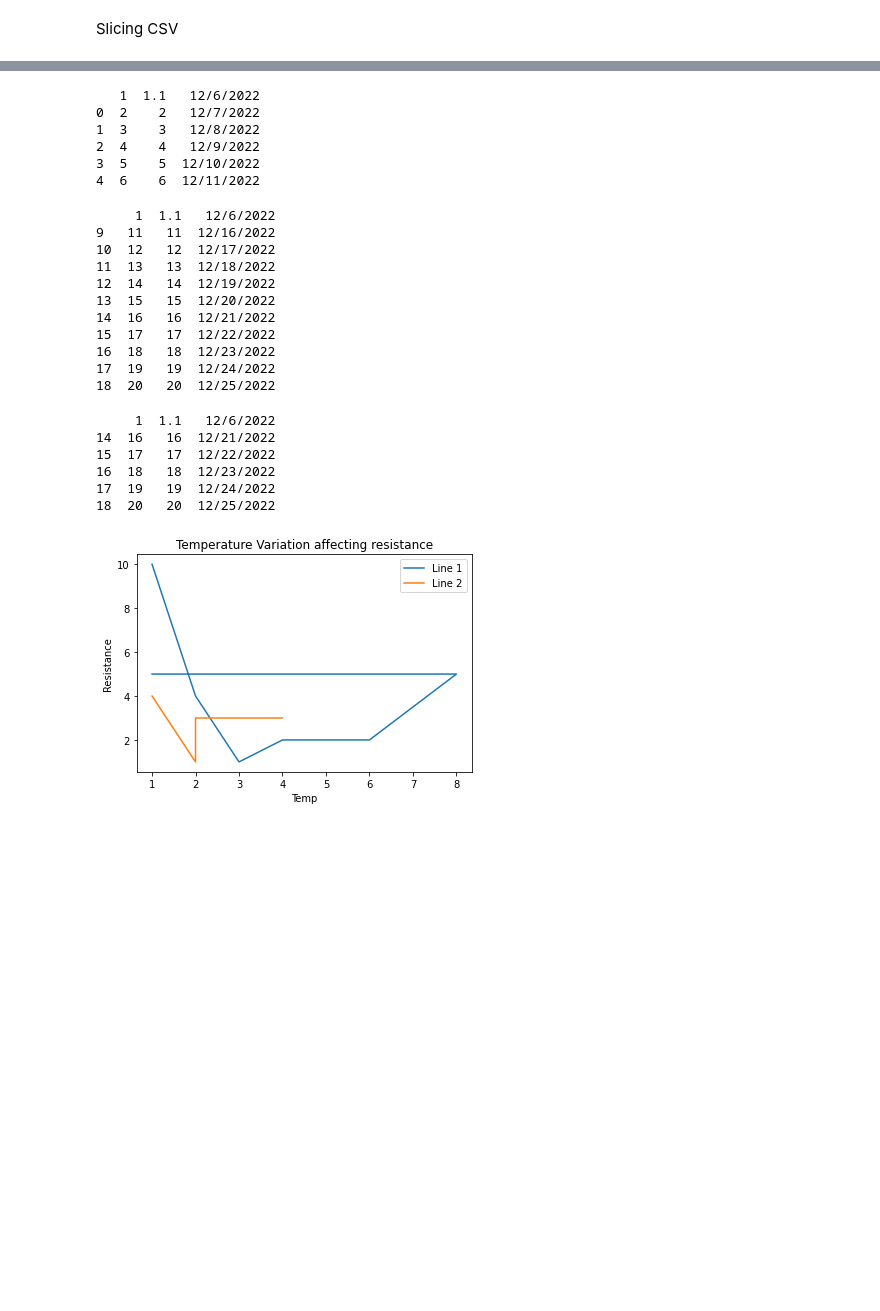
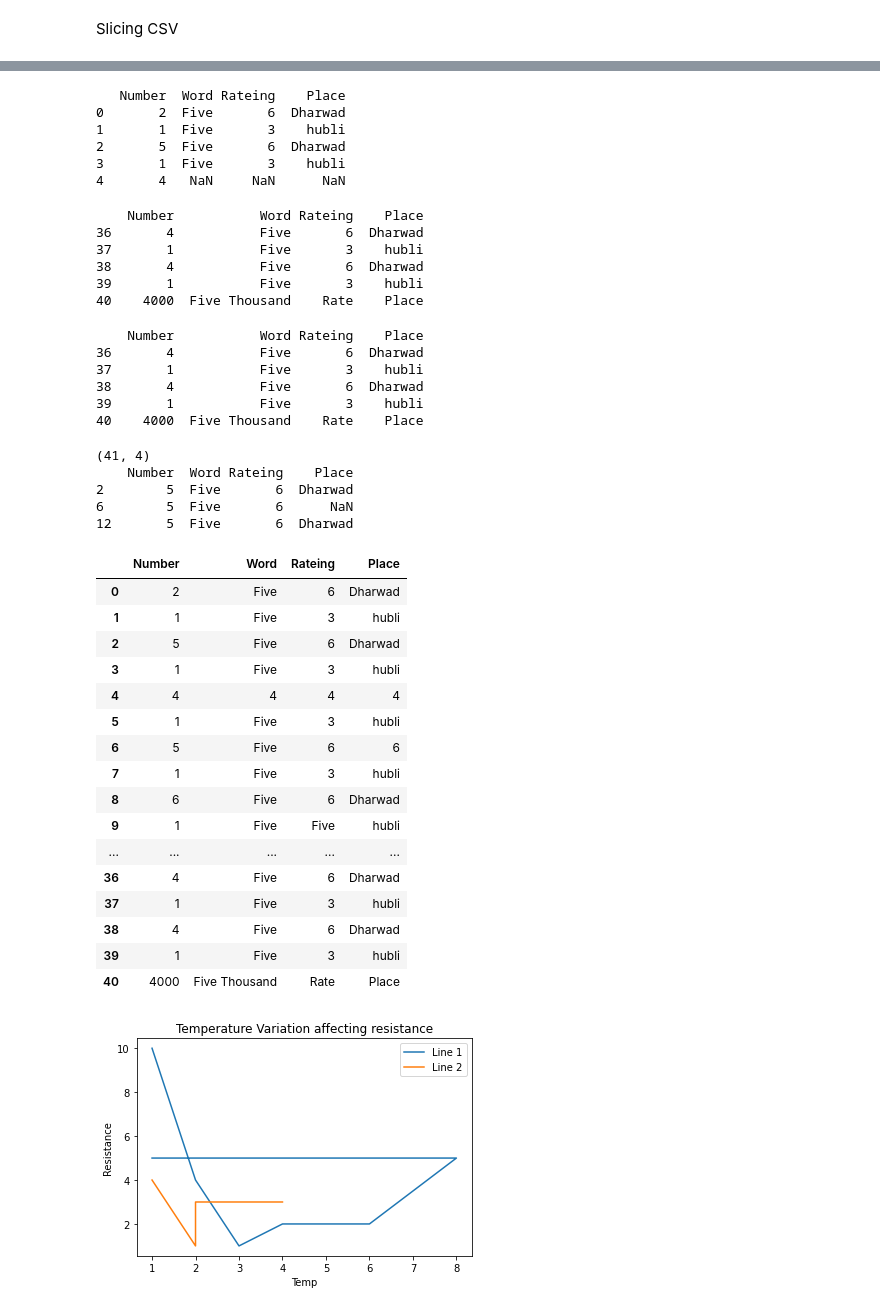
Before and after one commit to RashmivernekarN/ai_with_python_keonics, a Jupyter notebook: Module4/practical.ipynb, the cells around one changed output, grey strips where cells are left out. Cells and saved outputs as stored; diff of their text form; code cells hidden in the pictures; blank space fills up the shorter version.

```diff
--- a/Module4/practical.ipynb
+++ b/Module4/practical.ipynb
@@ -343,6 +371,6 @@ print(df)
 Slicing CSV
 # %%
 import pandas as pd
-df = pd.read_csv('data.csv')
-print(df.head(10))
+df = pd.read_csv('stock.csv')
+print(df.head())
 # %% [output]
@@ -360,35 +383,57 @@ print(df.head(10))
 # %%
 print(df.head())
 # %% [output]
-   1  1.1   12/6/2022
-0  2    2   12/7/2022
-1  3    3   12/8/2022
-2  4    4   12/9/2022
-3  5    5  12/10/2022
-4  6    6  12/11/2022
+   Number  Word Rateing    Place
+0       2  Five       6  Dharwad
+1       1  Five       3    hubli
+2       5  Five       6  Dharwad
+3       1  Five       3    hubli
+4       4   NaN     NaN      NaN
-# %%
-print(df.tail(10))
-# %% [output]
-     1  1.1   12/6/2022
-9   11   11  12/16/2022
-10  12   12  12/17/2022
-11  13   13  12/18/2022
-12  14   14  12/19/2022
-13  15   15  12/20/2022
-14  16   16  12/21/2022
-15  17   17  12/22/2022
-16  18   18  12/23/2022
-17  19   19  12/24/2022
-18  20   20  12/25/2022
 # %%
 print(df.tail())
 # %% [output]
-     1  1.1   12/6/2022
-14  16   16  12/21/2022
-15  17   17  12/22/2022
-16  18   18  12/23/2022
-17  19   19  12/24/2022
-18  20   20  12/25/2022
+    Number           Word Rateing    Place
+36       4           Five       6  Dharwad
+37       1           Five       3    hubli
+38       4           Five       6  Dharwad
+39       1           Five       3    hubli
+40    4000  Five Thousand    Rate    Place
+# %%
+print(df.tail())
+# %% [output]
+    Number           Word Rateing    Place
+36       4           Five       6  Dharwad
+37       1           Five       3    hubli
+38       4           Five       6  Dharwad
+39       1           Five       3    hubli
+40    4000  Five Thousand    Rate    Place
+# %%
+print(df.shape)
+print(df.loc[df['Number']==5])
+df.fillna(method='pad',axis=1)
+# %% [output]
+(41, 4)
+    Number  Word Rateing    Place
+2        5  Five       6  Dharwad
+6        5  Five       6      NaN
+12       5  Five       6  Dharwad
+|  | Number | Word | Rateing | Place |
+| 0 | 2 | Five | 6 | Dharwad |
+| 1 | 1 | Five | 3 | hubli |
+| 2 | 5 | Five | 6 | Dharwad |
+| 3 | 1 | Five | 3 | hubli |
+| 4 | 4 | 4 | 4 | 4 |
+| 5 | 1 | Five | 3 | hubli |
+| 6 | 5 | Five | 6 | 6 |
+| 7 | 1 | Five | 3 | hubli |
+| 8 | 6 | Five | 6 | Dharwad |
+| 9 | 1 | Five | Five | hubli |
+| ... | ... | ... | ... | ... |
+| 36 | 4 | Five | 6 | Dharwad |
+| 37 | 1 | Five | 3 | hubli |
+| 38 | 4 | Five | 6 | Dharwad |
+| 39 | 1 | Five | 3 | hubli |
+| 40 | 4000 | Five Thousand | Rate | Place |
 # %%
 from cProfile import label
 import matplotlib.pyplot as plt
```
Also changed, not shown: parts of 28 cells of this notebook, 11 other files.
